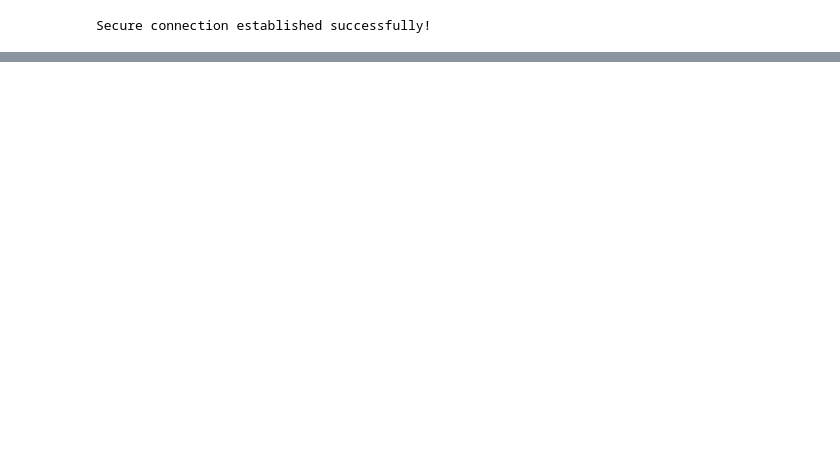
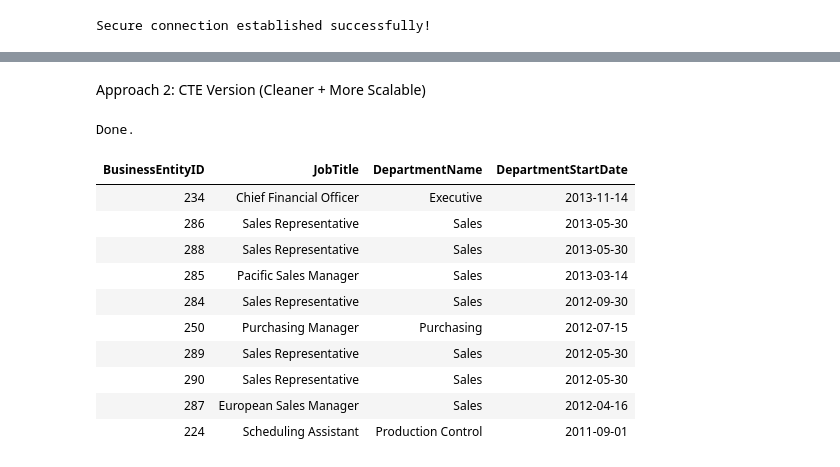
Before and after one commit to stephandoh/adventureworks2019-sql-tutorials, a Jupyter notebook: CTEs.ipynb, the cells around one changed output, grey strips where cells are left out. Cells and saved outputs as stored; diff of their text form; code cells hidden in the pictures; blank space fills up the shorter version.

```diff
--- a/CTEs.ipynb
+++ b/CTEs.ipynb
@@ -28,0 +380,41 @@ Secure connection established successfully!
+# %% [markdown]
+Approach 2: CTE Version (Cleaner + More Scalable)
+# %%
+%%sql
+
+WITH LatestDepartment AS (
+    SELECT
+        edh.BusinessEntityID,
+        edh.DepartmentID,
+        edh.StartDate,
+        ROW_NUMBER() OVER (
+            PARTITION BY edh.BusinessEntityID
+            ORDER BY edh.StartDate DESC
+        ) AS rn
+    FROM HumanResources.EmployeeDepartmentHistory edh
+)
+SELECT TOP 10  /*remove TOP 10 to see all results*/
+    e.BusinessEntityID,
+    e.JobTitle,
+    d.Name AS DepartmentName,
+    ld.StartDate AS DepartmentStartDate
+FROM LatestDepartment ld
+JOIN HumanResources.Employee e
+    ON e.BusinessEntityID = ld.BusinessEntityID
+JOIN HumanResources.Department d
+    ON d.DepartmentID = ld.DepartmentID
+WHERE ld.rn = 1
+ORDER BY ld.StartDate DESC;
+# %% [output]
+Done.
+| BusinessEntityID | JobTitle | DepartmentName | DepartmentStartDate |
+| 234 | Chief Financial Officer | Executive | 2013-11-14 |
+| 286 | Sales Representative | Sales | 2013-05-30 |
+| 288 | Sales Representative | Sales | 2013-05-30 |
+| 285 | Pacific Sales Manager | Sales | 2013-03-14 |
+| 284 | Sales Representative | Sales | 2012-09-30 |
+| 250 | Purchasing Manager | Purchasing | 2012-07-15 |
+| 289 | Sales Representative | Sales | 2012-05-30 |
+| 290 | Sales Representative | Sales | 2012-05-30 |
+| 287 | European Sales Manager | Sales | 2012-04-16 |
+| 224 | Scheduling Assistant | Production Control | 2011-09-01 |
```
Also changed, not shown: parts of 34 cells of this notebook.
